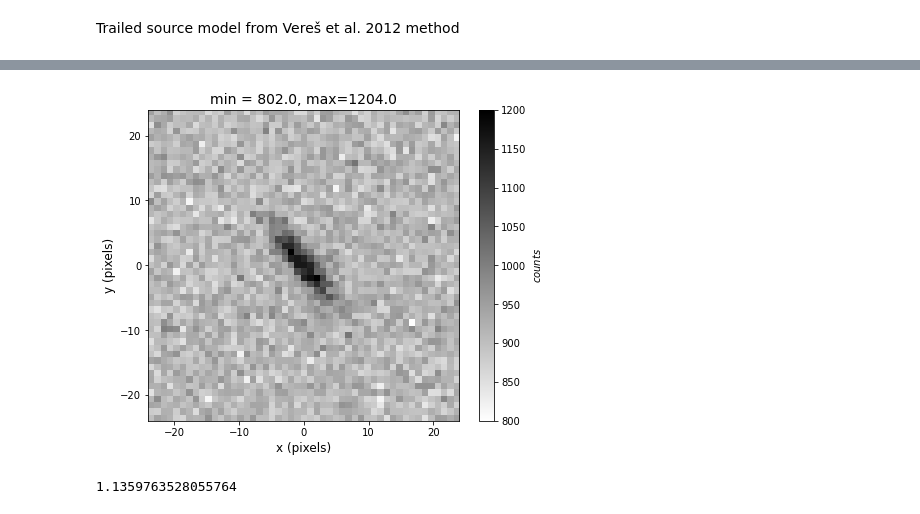
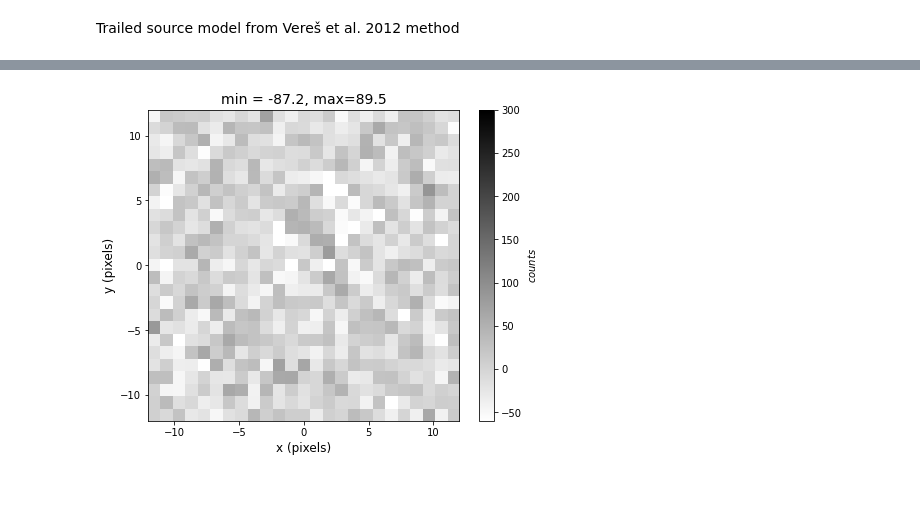
Before and after one commit to langfzac/streaks, a Jupyter notebook: veres.ipynb, the cells around one changed output, grey strips where cells are left out. Saved outputs shown, nothing was run; the diff lists cells and outputs as text; code cells hidden in the pictures.

Commit message:
update veres et al. method

```diff
--- a/veres.ipynb
+++ b/veres.ipynb
@@ -59,20 +174,17 @@ trailedModel(0,0,0,1200,1.5,1,0,0,0)
 # %%
-dims = 49
-x0 = 0.0
-y0 = 0.0
-F = 5500.2
+dims = 25
+x0 = 1.0
+y0 = 2.0
+F = 3500.2
 sigma = 1.5
-L = 5
+L = 8
 b = 912.5
 theta = np.pi/3
+
 params = np.array([F,L,theta,x0,y0])
 args = np.array([b, sigma])
-print("SNR: ", F * 0.66 / np.sqrt(b) / (2.335 * sigma)**2)
 
-# Estimate noise sigma from diff images
 data = makeModelImage(params, dims, dims, args, noise=True)
-diff_im = data - makeModelImage(params, dims, dims, args, noise=False)
-noise = np.std(diff_im)
-print("Noise: ", noise)
-plotCutout(diff_im)
+error = np.sqrt(data)
+chi_squared(params, data, error, args) / (data.size - 5 - 1)
 # %% [output]
@@ -81,0 +192,15 @@ Noise:  30.558736311965287
+# %%
+dims = 25
+F = 3500.2
+L = 8
+theta = np.pi/3
+x0 = 1.0
+y0 = 2.0
+b = 912.5
+sigma = 1.8
+
+params = np.array([F, L, theta, x0, y0])
+args = np.array([b, sigma])
+# %%
+%%time
+res = minimize(chi_squared, params, args=(data, error, args), method='L-BFGS-B', jac=grad_chi_squared, options={'maxiter':5000})
@@ -81,0 +214,5 @@ Noise:  30.558736311965287
+# %%
+fit_image = makeModelImage(res.x, dims, dims, args, noise=False)
+print(res.fun / (fit_image.size - 5 - 1))
+plotCutout(fit_image,clim=(900,1200))
+plt.imshow(fit_image,origin='lower')
@@ -82,4 +223,4 @@ Noise:  30.558736311965287
 # %%
-plotCutout(data,clim=(800,1200))
+plotCutout(data - fit_image)
 # %% [output]
-[figure, old version]
+[figure, new version]
@@ -91,18 +226,0 @@ def chi_squared(params, data, error, args):
-# %%
-dims = 25
-x0 = 0.0
-y0 = 0.0
-F = 5500.2
-sigma = 1.5
-L = 5
-b = 912.5
-theta = np.pi/3
-
-params = np.array([F,L,theta,x0,y0])
-args = np.array([b, sigma])
-
-data = makeModelImage(params, dims, dims, args, noise=True)
-error = np.ones(data.shape) * np.std(diff_im)
-chi_squared(params, data, error, args) / (data.size - 5 - 1)
-# %% [output]
-1.1359763528055764
```
Also changed, not shown: parts of 23 cells of this notebook.
